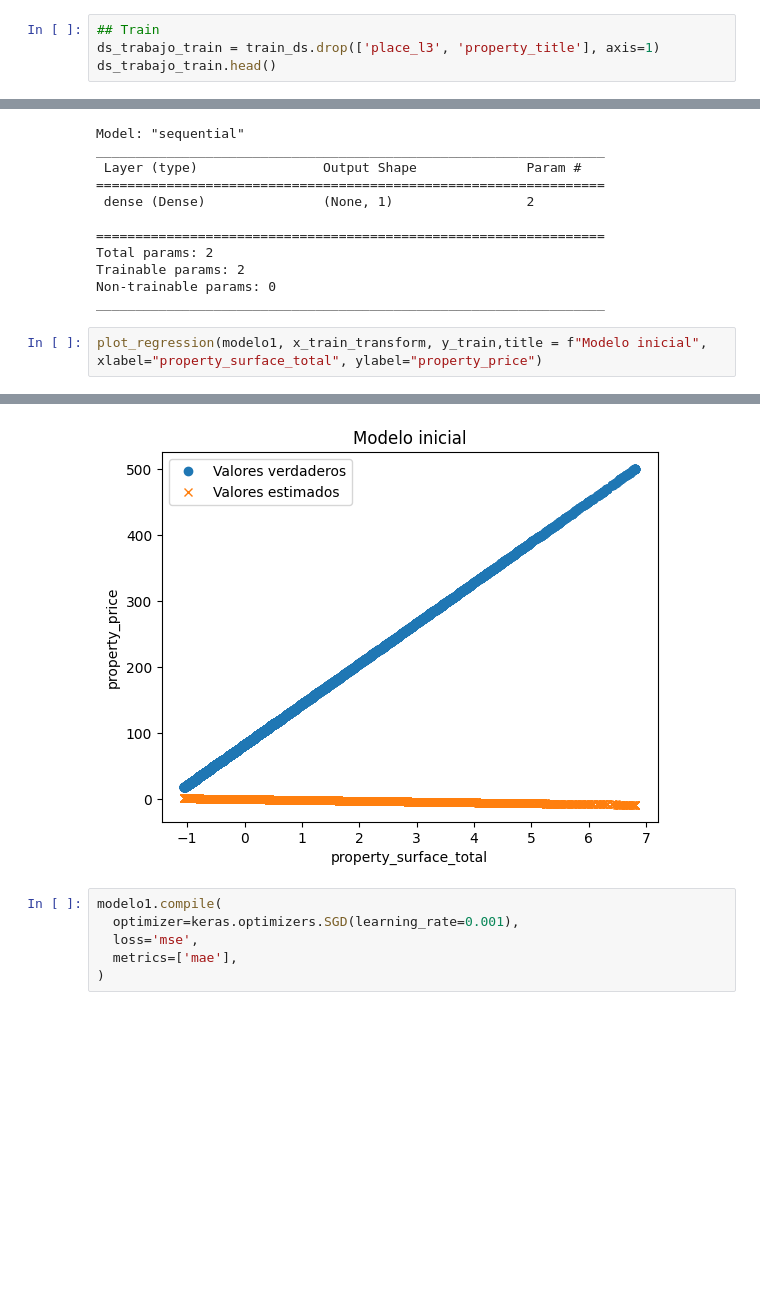
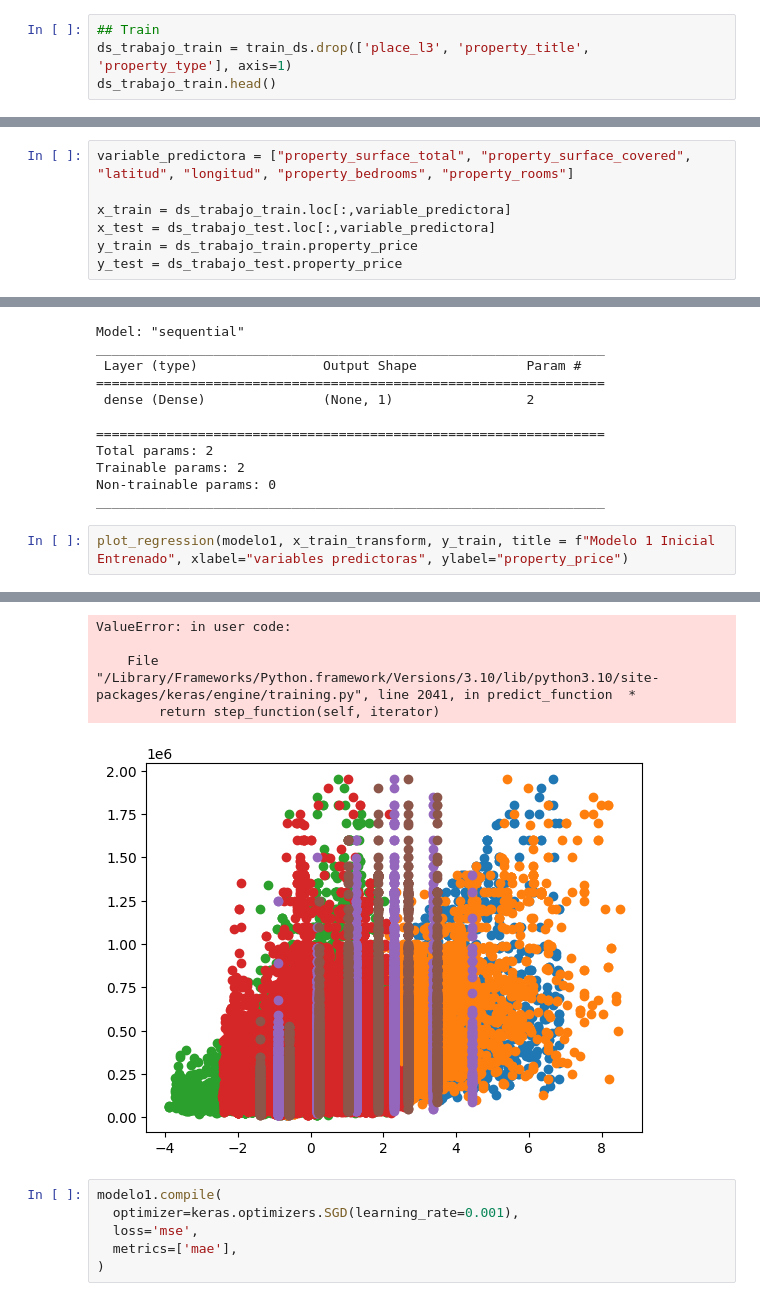
Before and after one commit to Naza26/7506R_TP2_GRUPO01_ENTREGA, a Jupyter notebook: 7506R_TP2_GRUPO01_ENTREGA.ipynb, the cells around one changed output, grey strips where cells are left out. Cells and saved outputs as stored; diff of their text form; blank space fills up the shorter version.

Commit message:
change way of predicting price in regressor model

```diff
--- a/7506R_TP2_GRUPO01_ENTREGA.ipynb
+++ b/7506R_TP2_GRUPO01_ENTREGA.ipynb
@@ -76,5 +87,5 @@ def plot_regression(modelo,x,y,title="",xlabel="x",ylabel="y"):
 # %%
 ## Train
-ds_trabajo_train = train_ds.drop(['place_l3', 'property_title'], axis=1)
+ds_trabajo_train = train_ds.drop(['place_l3', 'property_title', 'property_type'], axis=1)
 ds_trabajo_train.head()
 # %% [output]
@@ -134,3 +139,10 @@ x_train, x_test, y_train, y_test = train_test_split(ds_trabajo_train.loc[:,varia
+# %%
+variable_predictora = ["property_surface_total", "property_surface_covered", "latitud", "longitud", "property_bedrooms", "property_rooms"]
+
+x_train = ds_trabajo_train.loc[:,variable_predictora]
+x_test = ds_trabajo_test.loc[:,variable_predictora]
+y_train = ds_trabajo_train.property_price
+y_test = ds_trabajo_test.property_price
 # %%
 x_train
 # %% [output]
@@ -178,5 +191,5 @@ Trainable params: 2
 Non-trainable params: 0
 _________________________________________________________________
 # %%
-plot_regression(modelo1, x_train_transform, y_train,title = f"Modelo inicial", xlabel="property_surface_total", ylabel="property_price")
+plot_regression(modelo1, x_train_transform, y_train, title = f"Modelo 1 Inicial Entrenado", xlabel="variables predictoras", ylabel="property_price")
 # %% [output]
@@ -185,4 +198,8 @@ plot_regression(modelo1, x_train_transform, y_train,title = f"Modelo inicial", x
+ValueError: in user code:
+
+    File "/Library/Frameworks/Python.framework/Versions/3.10/lib/python3.10/site-packages/keras/engine/training.py", line 2041, in predict_function  *
+        return step_function(self, iterator)
-[figure, old version]
+[figure, new version]
 # %%
 modelo1.compile(
   optimizer=keras.optimizers.SGD(learning_rate=0.001),
```
Also changed, not shown: parts of 40 cells of this notebook.
